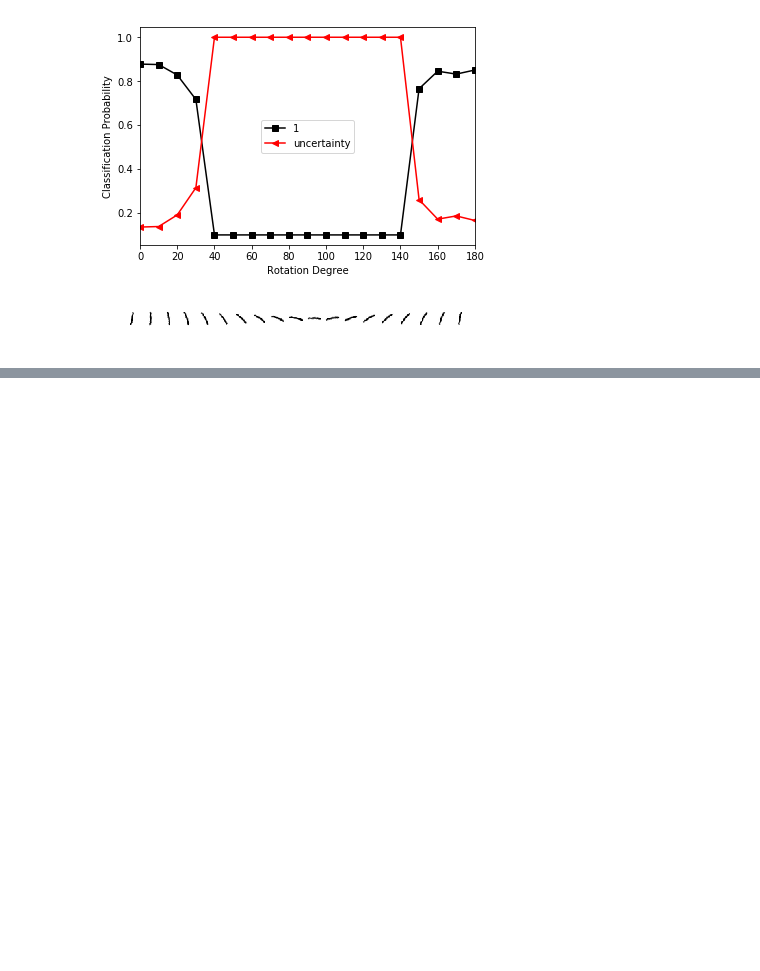
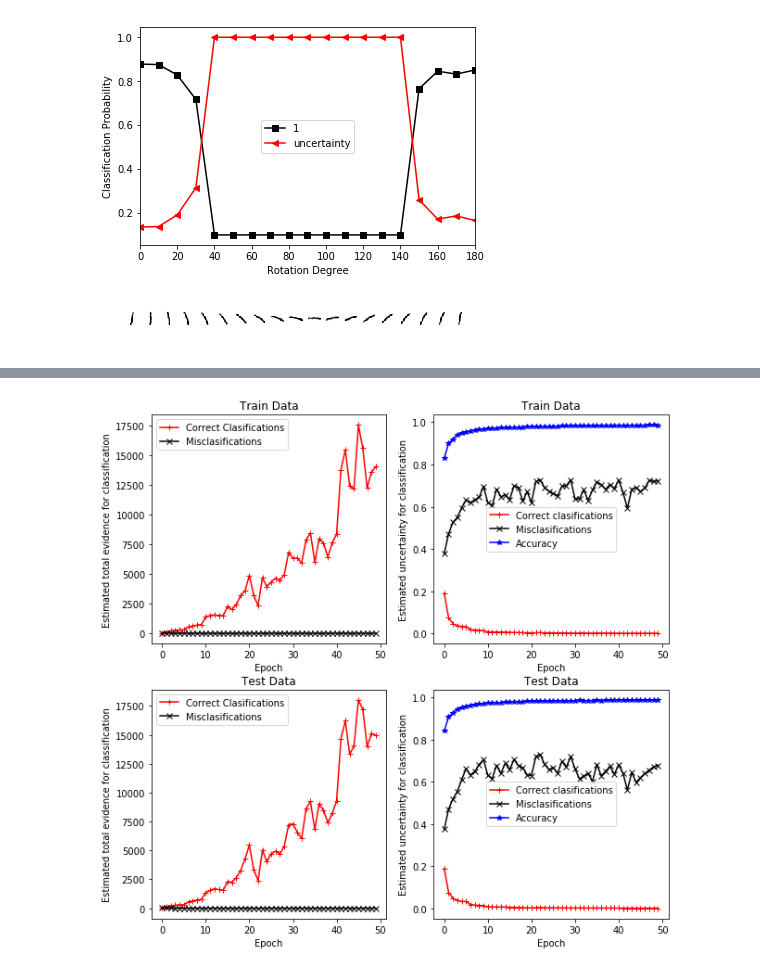
Before and after one commit to muratsensoy/muratsensoy.github.io, a Jupyter notebook: uncertainty.ipynb, the cells around one changed output, grey strips where cells are left out. Cells and saved outputs as stored; diff of their text form; code cells hidden in the pictures; blank space fills up the shorter version.

```diff
--- a/uncertainty.ipynb
+++ b/uncertainty.ipynb
@@ -383,0 +413,33 @@ rotating_image_classification(digit_one, sess2, prob2, X2, keep_prob2, u)
+# %%
+sess3 = tf.Session(graph=g3)
+with g3.as_default():
+    sess3.run(tf.global_variables_initializer())
+# %%
+bsize = 1000 #batch size
+n_batches = mnist.train.num_examples // bsize
+L3_train_acc1=[]
+L3_train_ev_s=[]
+L3_train_ev_f=[]
+L3_test_acc1=[]
+L3_test_ev_s=[]
+L3_test_ev_f=[]
+for epoch in range(50):
+    for i in range(n_batches):
+        data, label = mnist.train.next_batch(bsize)
+        feed_dict={X3:data, Y3:label, keep_prob3:.5, annealing_step3:10*n_batches}
+        sess3.run(step3,feed_dict)
+        print('epoch %d - %d%%) '% (epoch+1, (100*(i+1))//n_batches), end='\r' if i<n_batches-1 else '')
+
+    train_acc, train_succ, train_fail = sess3.run([acc3,mean_ev_succ3,mean_ev_fail3], feed_dict={X3:mnist.train.images,Y3:mnist.train.labels,keep_prob3:1.})
+    test_acc, test_succ, test_fail = sess3.run([acc3,mean_ev_succ3,mean_ev_fail3], feed_dict={X3:mnist.test.images,Y3:mnist.test.labels,keep_prob3:1.})
+
+    L3_train_acc1.append(train_acc)
+    L3_train_ev_s.append(train_succ)
+    L3_train_ev_f.append(train_fail)
+
+    L3_test_acc1.append(test_acc)
+    L3_test_ev_s.append(test_succ)
+    L3_test_ev_f.append(test_fail)
+
+    print('training: %2.4f (%2.4f - %2.4f) \t testing: %2.4f (%2.4f - %2.4f)' %
+          (train_acc, train_succ, train_fail, test_acc, test_succ, test_fail))
@@ -383,0 +464,4 @@ rotating_image_classification(digit_one, sess2, prob2, X2, keep_prob2, u)
+# %%
+draw_EDL_results(L3_train_acc1, L3_train_ev_s, L3_train_ev_f, L3_test_acc1, L3_test_ev_s, L3_test_ev_f)
+# %% [output]
+[figure, added]
```
Also changed, not shown: parts of 23 cells of this notebook, 1 other file.
